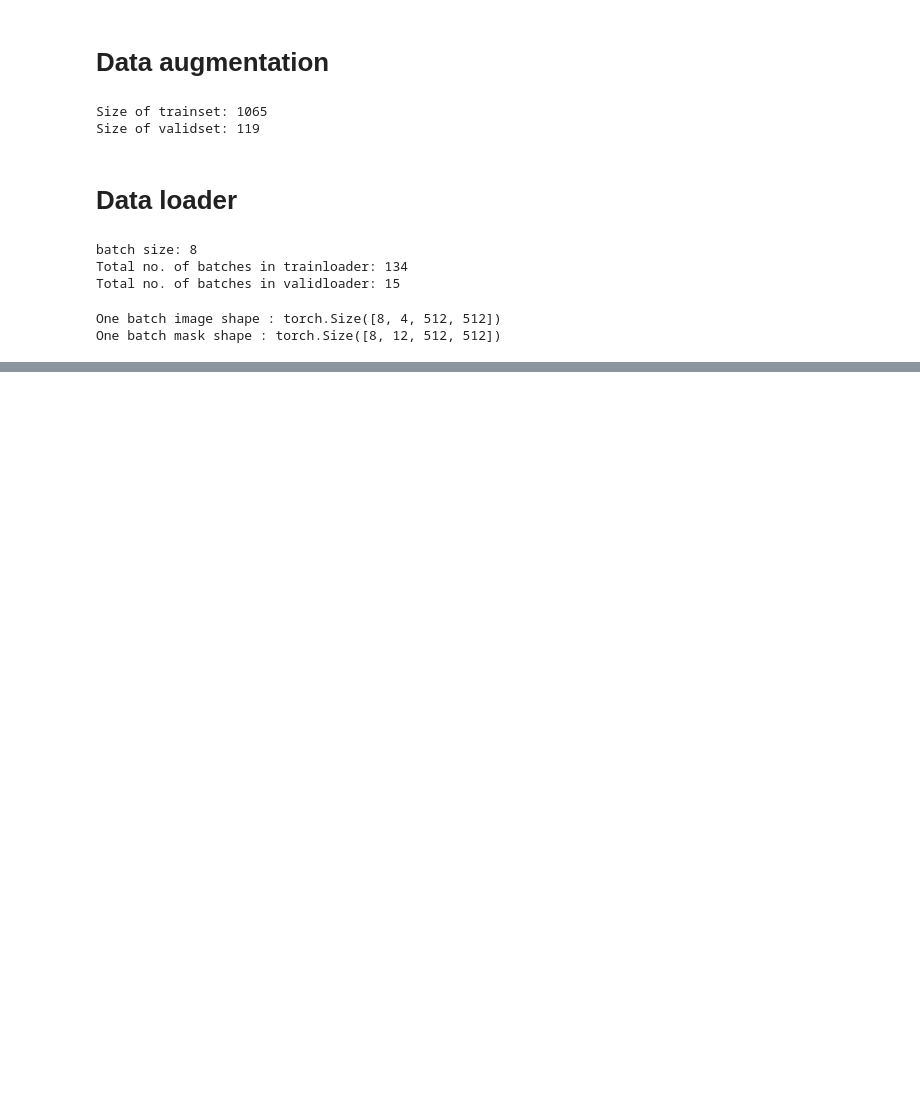
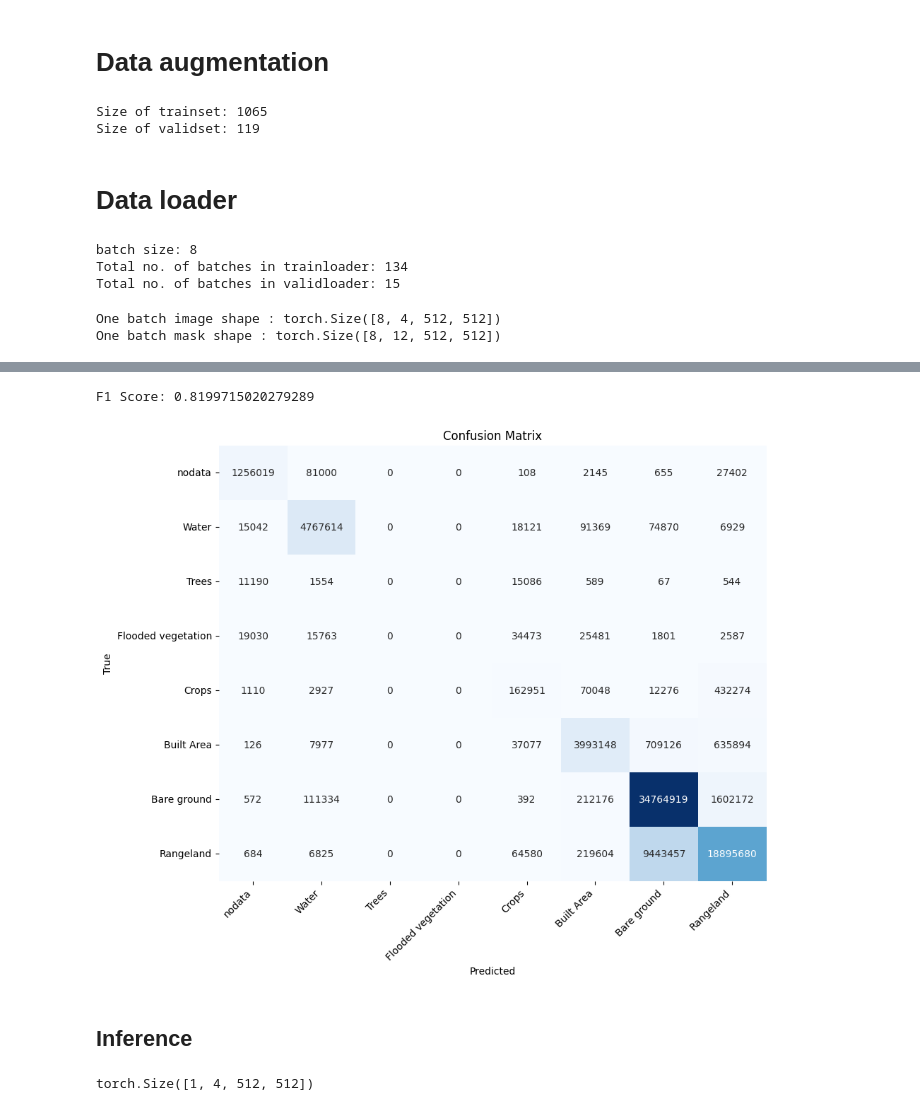
Before and after one commit to younes-abid/Hackathon--LULC, a Jupyter notebook: notebooks/4-unet.ipynb, the cells around one changed output, grey strips where cells are left out. Drawn from its saved outputs; the diff is of its cells as text; code cells hidden in the pictures; blank space fills up the shorter version.

```diff
--- a/notebooks/4-unet.ipynb
+++ b/notebooks/4-unet.ipynb
@@ -305,6 +314,7 @@ df.head()
 # %%
 train_df = df[df['train']].reset_index()[['tiles_id']]
 valid_df = df[df['val']].reset_index()[['tiles_id']]
+test_df = df[df['test']].reset_index()[['tiles_id']]
 # %% [markdown]
 ## Displaying a tile
 # %%
@@ -339,6 +349,8 @@ trainset = SegmentationDataset(train_df, land_cover_classes_df,
                                get_train_augs())
 validset = SegmentationDataset(valid_df, land_cover_classes_df,
                                get_valid_augs())
+testset = SegmentationDataset(test_df, land_cover_classes_df,
+                               get_valid_augs())
 # %%
 print(f'Size of trainset: {len(trainset)}')
 print(f'Size of validset: {len(validset)}')
@@ -350,6 +362,7 @@ Size of validset: 119
 # %%
 trainloader = DataLoader(trainset, batch_size=BATCH_SIZE, shuffle=True)
 validloader = DataLoader(validset, batch_size=BATCH_SIZE)
+testloader = DataLoader(testset, batch_size=BATCH_SIZE)
 # %%
 print(f'batch size: {BATCH_SIZE}')
 print(f'Total no. of batches in trainloader: {len(trainloader)}')
@@ -469,0 +453,68 @@ pred_mask = (pred_mask > 0.5)*1.0
+# %%
+# Set the model to evaluation mode
+model.eval()
+
+# Initialize lists to store true labels and predicted labels
+true_labels = []
+predicted_labels = []
+
+# Disable gradient calculation
+with torch.no_grad():
+    for images, masks in tqdm(testloader):
+        images = images.to(DEVICE)
+        masks = masks.to(DEVICE)
+
+        # Forward pass
+        logits = model(images)
+        predicted_masks = torch.argmax(logits, dim=1).squeeze(1)
+
+        # Convert true masks to numpy arrays
+        true_labels.extend(masks.argmax(dim=1).cpu().numpy().flatten())
+
+        # Convert predicted masks to numpy arrays
+        predicted_labels.extend(predicted_masks.cpu().numpy().flatten())
+
+# Calculate the F1 score
+f1 = f1_score(true_labels, predicted_labels, average='micro')
+print(f"F1 Score: {f1}")
+# %% [output]
+F1 Score: 0.8199715020279289
+# %%
+# Calculate the confusion matrix
+cm = confusion_matrix(true_labels, predicted_labels)
+
+# Get the unique class labels present in the data
+unique_labels = np.unique(true_labels)
+class_labels = [
+    land_cover_classes_df.loc[land_cover_classes_df['Value'] == label,
+                              'Class Name'].values[0]
+    for label in unique_labels
+]
+
+# Create a figure and axis
+fig, ax = plt.subplots(figsize=(10, 8))
+
+# Plot the confusion matrix as a heatmap
+sns.heatmap(cm, annot=True, fmt='d', cmap='Blues', cbar=False, ax=ax)
+
+# Set axis labels and title
+ax.set_xlabel('Predicted')
+ax.set_ylabel('True')
+ax.set_xticklabels(class_labels)
+ax.set_yticklabels(class_labels)
+ax.set_title('Confusion Matrix')
+
+# Rotate the tick labels for better visibility if needed
+plt.xticks(rotation=45, ha='right')
+plt.yticks(rotation=0)
+
+# Show the plot
+plt.show()
+# %% [output]
+[figure, added]
+# %% [markdown]
+## Inference
+# %%
+image.shape
+# %% [output]
+torch.Size([1, 4, 512, 512])
```
Also changed, not shown: parts of 39 cells of this notebook, 2 other files.
